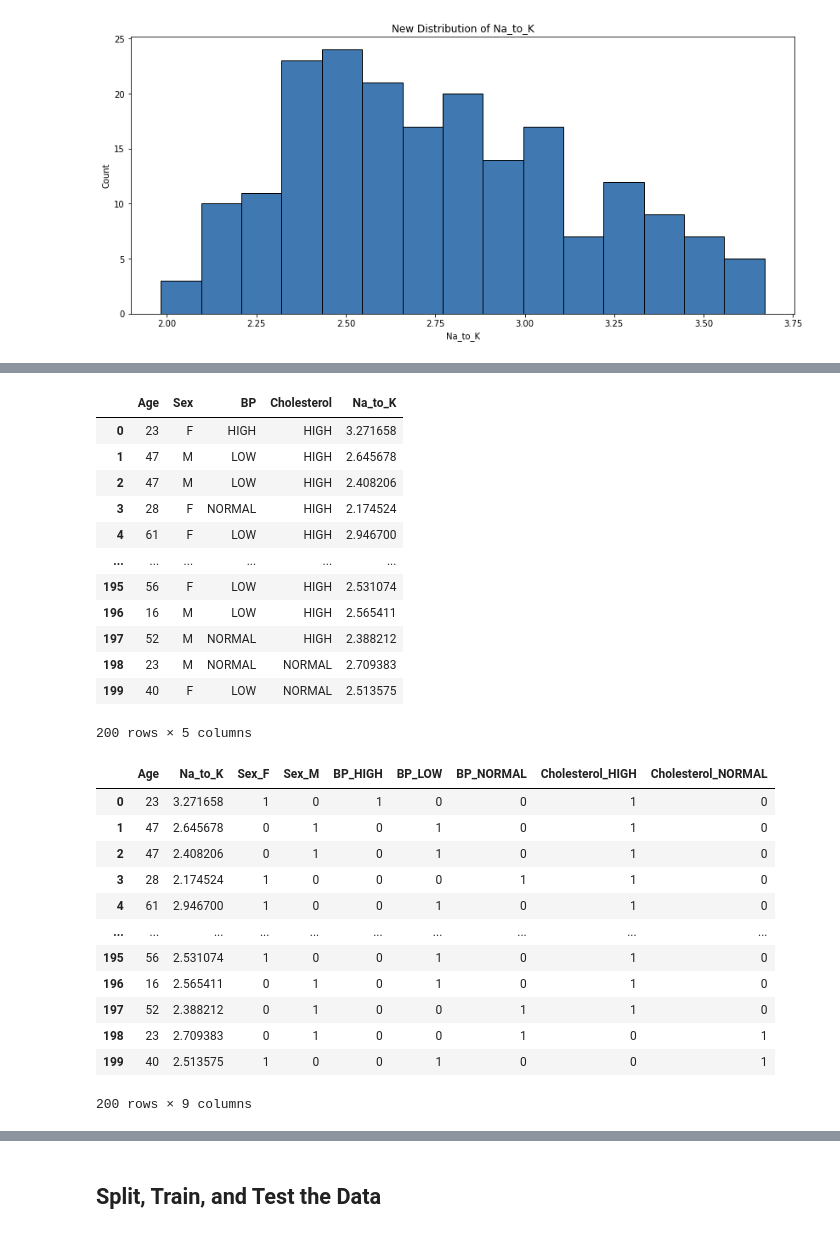
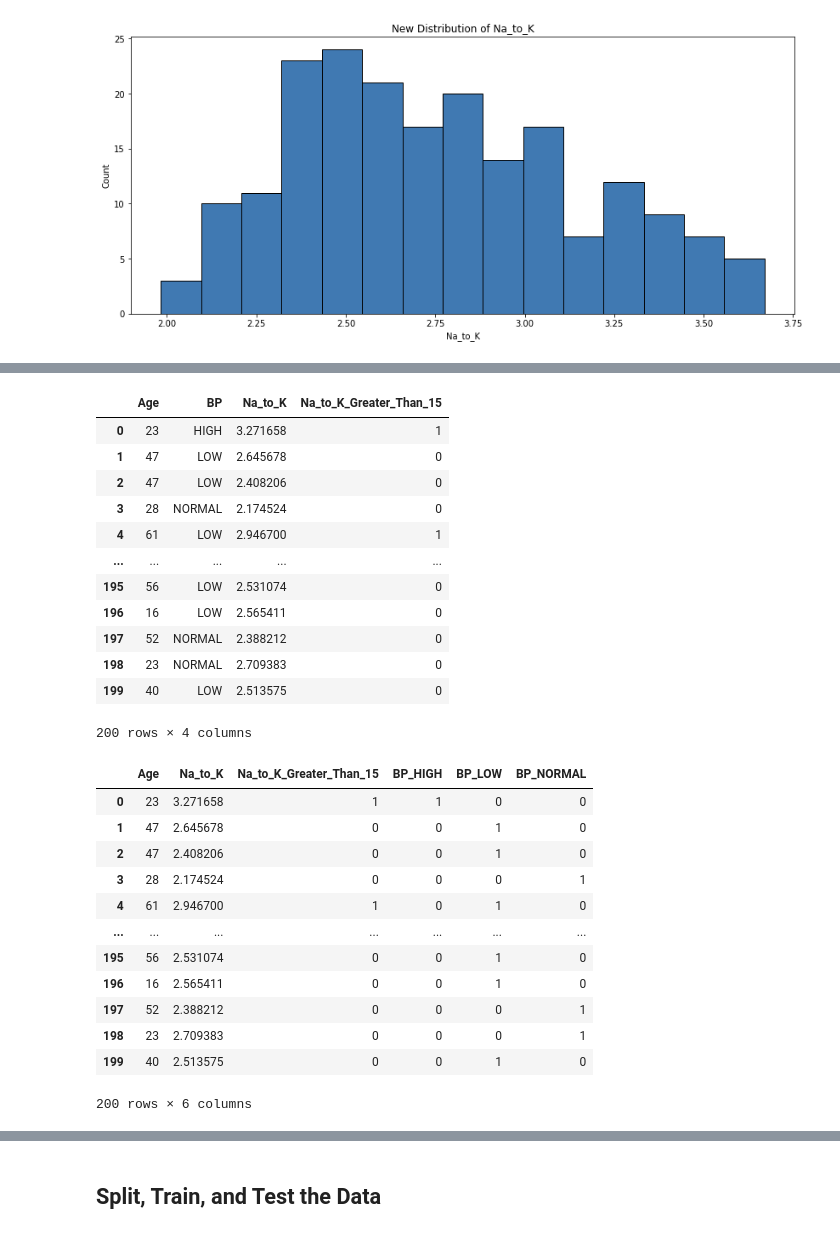
Before and after one commit to andydaehn/Drug_Classification, a Jupyter notebook: Drug_Classify.ipynb, the cells around one changed output, grey strips where cells are left out. Drawn from its saved outputs; the diff is of its cells as text; code cells hidden in the pictures.

```diff
--- a/Drug_Classify.ipynb
+++ b/Drug_Classify.ipynb
@@ -147,0 +150,3 @@ plt.show()
+# %%
+# Make a new column with Na_to_K greater than 15.0
+feat_df['Na_to_K_Greater_Than_15'] = [1 if i >=15.015 else 0 for i in feat_df.Na_to_K]
@@ -173,3 +194,7 @@ Skewness: 1.039341
 The new skewness and kurtosis of Na_to_K
 Skewness: 0.350931
 [figure]
+# %%
+# Drop Sex and Cholesterol as they have little influence on the outcome
+feat_df = feat_df.drop(['Sex','Cholesterol'],axis=1)
+feat_df.head()
@@ -176,40 +208,38 @@ Skewness: 0.350931
 # %%
-# Split data into features and labels
+# Split data into features and target
 y_df = feat_df['Drug']
-X_df = feat_df.iloc[:,:5]
+X_df = feat_df.drop(['Drug'],axis=1)
 X_df
 # %% [output]
-|  | Age | Sex | BP | Cholesterol | Na_to_K |
-| 0 | 23 | F | HIGH | HIGH | 3.271658 |
-| 1 | 47 | M | LOW | HIGH | 2.645678 |
-| 2 | 47 | M | LOW | HIGH | 2.408206 |
-| 3 | 28 | F | NORMAL | HIGH | 2.174524 |
-| 4 | 61 | F | LOW | HIGH | 2.946700 |
-| ... | ... | ... | ... | ... | ... |
-| 195 | 56 | F | LOW | HIGH | 2.531074 |
-| 196 | 16 | M | LOW | HIGH | 2.565411 |
-| 197 | 52 | M | NORMAL | HIGH | 2.388212 |
-| 198 | 23 | M | NORMAL | NORMAL | 2.709383 |
-| 199 | 40 | F | LOW | NORMAL | 2.513575 |
+|  | Age | BP | Na_to_K | Na_to_K_Greater_Than_15 |
+| 0 | 23 | HIGH | 3.271658 | 1 |
+| 1 | 47 | LOW | 2.645678 | 0 |
+| 2 | 47 | LOW | 2.408206 | 0 |
+| 3 | 28 | NORMAL | 2.174524 | 0 |
+| 4 | 61 | LOW | 2.946700 | 1 |
+| ... | ... | ... | ... | ... |
+| 195 | 56 | LOW | 2.531074 | 0 |
+| 196 | 16 | LOW | 2.565411 | 0 |
+| 197 | 52 | NORMAL | 2.388212 | 0 |
+| 198 | 23 | NORMAL | 2.709383 | 0 |
+| 199 | 40 | LOW | 2.513575 | 0 |
-200 rows × 5 columns
+200 rows × 4 columns
 # %%
-# # Encode categorical variables
-# from sklearn.preprocessing import LabelEncoder
-# X_df.apply(LabelEncoder().fit_transform)
-X_df = pd.get_dummies(X_df,['Sex','BP','Cholesterol'])
+# Encode feature variables
+X_df = pd.get_dummies(X_df,['BP'])
 X_df
 # %% [output]
-|  | Age | Na_to_K | Sex_F | Sex_M | BP_HIGH | BP_LOW | BP_NORMAL | Cholesterol_HIGH | Cholesterol_NORMAL |
-| 0 | 23 | 3.271658 | 1 | 0 | 1 | 0 | 0 | 1 | 0 |
-| 1 | 47 | 2.645678 | 0 | 1 | 0 | 1 | 0 | 1 | 0 |
-| 2 | 47 | 2.408206 | 0 | 1 | 0 | 1 | 0 | 1 | 0 |
-| 3 | 28 | 2.174524 | 1 | 0 | 0 | 0 | 1 | 1 | 0 |
-| 4 | 61 | 2.946700 | 1 | 0 | 0 | 1 | 0 | 1 | 0 |
-| ... | ... | ... | ... | ... | ... | ... | ... | ... | ... |
-| 195 | 56 | 2.531074 | 1 | 0 | 0 | 1 | 0 | 1 | 0 |
-| 196 | 16 | 2.565411 | 0 | 1 | 0 | 1 | 0 | 1 | 0 |
-| 197 | 52 | 2.388212 | 0 | 1 | 0 | 0 | 1 | 1 | 0 |
-| 198 | 23 | 2.709383 | 0 | 1 | 0 | 0 | 1 | 0 | 1 |
-| 199 | 40 | 2.513575 | 1 | 0 | 0 | 1 | 0 | 0 | 1 |
+|  | Age | Na_to_K | Na_to_K_Greater_Than_15 | BP_HIGH | BP_LOW | BP_NORMAL |
+| 0 | 23 | 3.271658 | 1 | 1 | 0 | 0 |
+| 1 | 47 | 2.645678 | 0 | 0 | 1 | 0 |
+| 2 | 47 | 2.408206 | 0 | 0 | 1 | 0 |
+| 3 | 28 | 2.174524 | 0 | 0 | 0 | 1 |
+| 4 | 61 | 2.946700 | 1 | 0 | 1 | 0 |
+| ... | ... | ... | ... | ... | ... | ... |
+| 195 | 56 | 2.531074 | 0 | 0 | 1 | 0 |
+| 196 | 16 | 2.565411 | 0 | 0 | 1 | 0 |
+| 197 | 52 | 2.388212 | 0 | 0 | 0 | 1 |
+| 198 | 23 | 2.709383 | 0 | 0 | 0 | 1 |
+| 199 | 40 | 2.513575 | 0 | 0 | 1 | 0 |
-200 rows × 9 columns
+200 rows × 6 columns
 # %%
```
Also changed, not shown: parts of 20 cells of this notebook.
